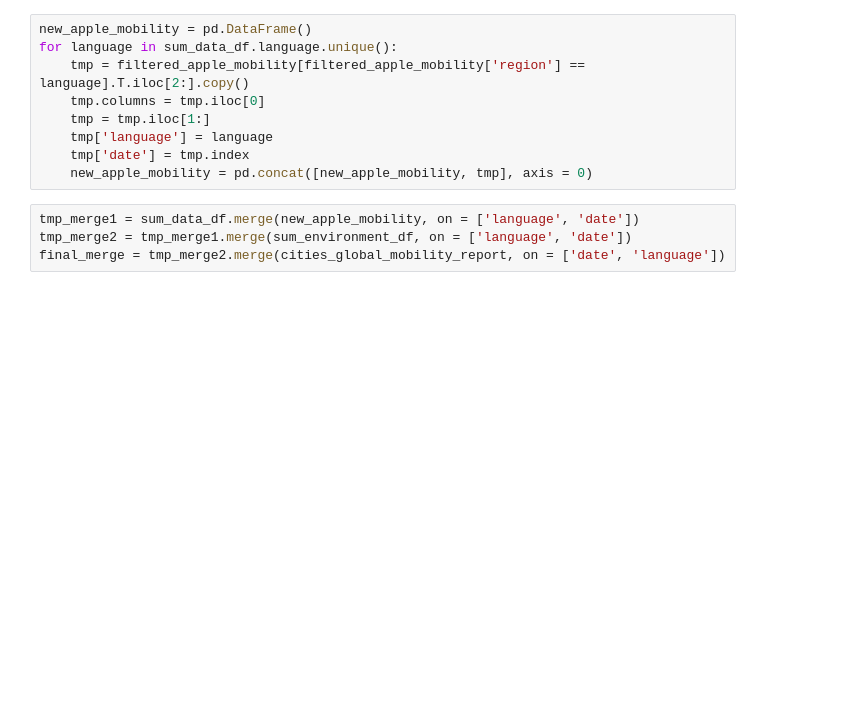
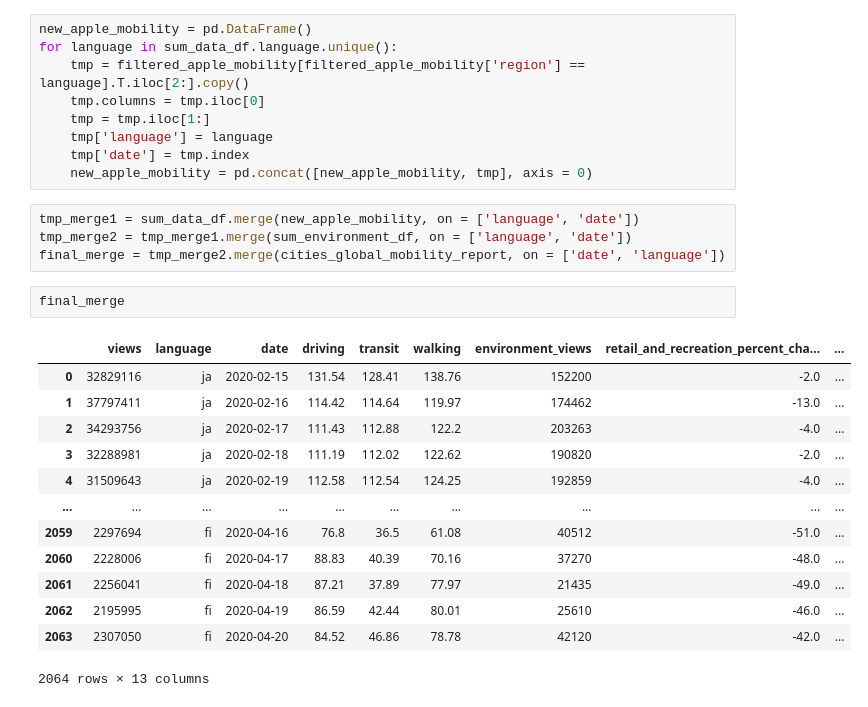
Before and after one commit to epfl-ada/ada-2022-project-wetried, a Jupyter notebook: Exploration corona.ipynb, the cells around one changed output. Cells and saved outputs as stored; diff of their text form; blank space fills up the shorter version.

Commit message:
'Final' merge appercu

```diff
--- a/Exploration corona.ipynb
+++ b/Exploration corona.ipynb
@@ -681,3 +681,19 @@ for language in sum_data_df.language.unique():
 tmp_merge1 = sum_data_df.merge(new_apple_mobility, on = ['language', 'date'])
 tmp_merge2 = tmp_merge1.merge(sum_environment_df, on = ['language', 'date'])
 final_merge = tmp_merge2.merge(cities_global_mobility_report, on = ['date', 'language'])
+# %%
+final_merge
+# %% [output]
+|  | views | language | date | driving | transit | walking | environment_views | retail_and_recreation_percent_cha... | ... |
+| 0 | 32829116 | ja | 2020-02-15 | 131.54 | 128.41 | 138.76 | 152200 | -2.0 | ... |
+| 1 | 37797411 | ja | 2020-02-16 | 114.42 | 114.64 | 119.97 | 174462 | -13.0 | ... |
+| 2 | 34293756 | ja | 2020-02-17 | 111.43 | 112.88 | 122.2 | 203263 | -4.0 | ... |
+| 3 | 32288981 | ja | 2020-02-18 | 111.19 | 112.02 | 122.62 | 190820 | -2.0 | ... |
+| 4 | 31509643 | ja | 2020-02-19 | 112.58 | 112.54 | 124.25 | 192859 | -4.0 | ... |
+| ... | ... | ... | ... | ... | ... | ... | ... | ... | ... |
+| 2059 | 2297694 | fi | 2020-04-16 | 76.8 | 36.5 | 61.08 | 40512 | -51.0 | ... |
+| 2060 | 2228006 | fi | 2020-04-17 | 88.83 | 40.39 | 70.16 | 37270 | -48.0 | ... |
+| 2061 | 2256041 | fi | 2020-04-18 | 87.21 | 37.89 | 77.97 | 21435 | -49.0 | ... |
+| 2062 | 2195995 | fi | 2020-04-19 | 86.59 | 42.44 | 80.01 | 25610 | -46.0 | ... |
+| 2063 | 2307050 | fi | 2020-04-20 | 84.52 | 46.86 | 78.78 | 42120 | -42.0 | ... |
+2064 rows × 13 columns
```
